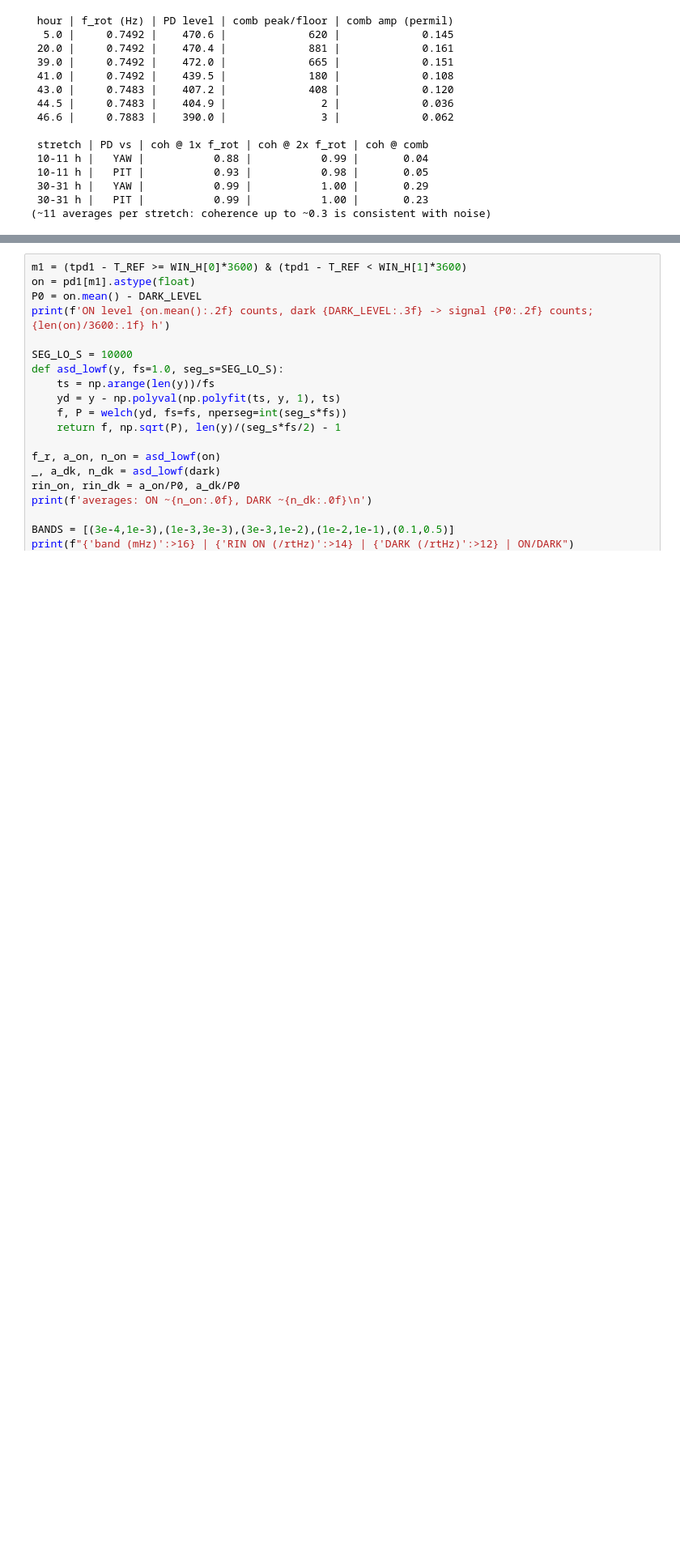
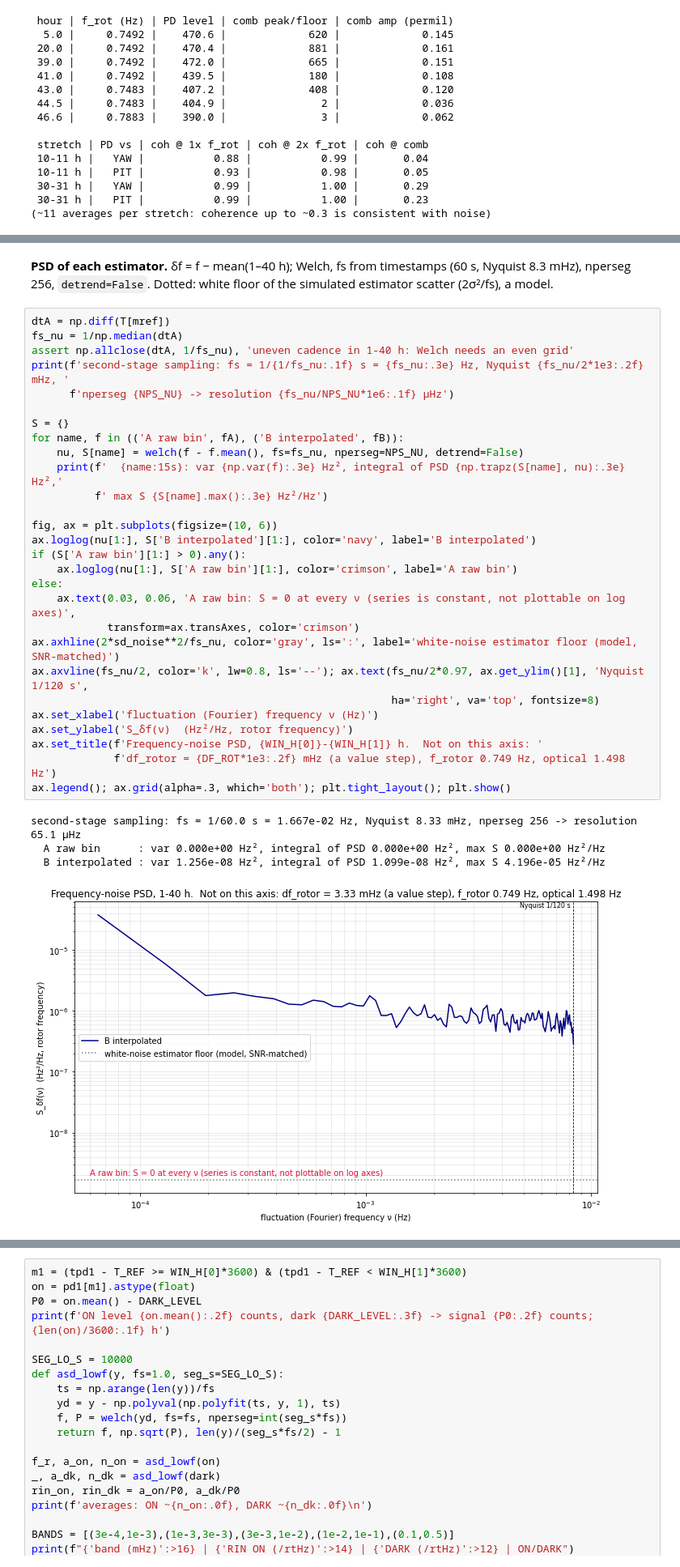
Before and after one commit to Moore-Lab/Decay-Sail, a Jupyter notebook: analysis/noise_budget_20260911.ipynb, the cells around one changed output, grey strips where cells are left out. Shown at 81% size. Drawn from its saved outputs; the diff is of its cells as text; blank space fills up the shorter version.

```diff
--- a/analysis/noise_budget_20260911.ipynb
+++ b/analysis/noise_budget_20260911.ipynb
@@ -452,0 +485,36 @@ I systematic: with I = 1.7e-11 every torque/force number is x0.904.
+# %% [markdown]
+**PSD of each estimator.** δf = f − mean(1–40 h); Welch, fs from timestamps (60 s, Nyquist 8.3 mHz),
+nperseg 256, `detrend=False`. Dotted: white floor of the simulated estimator scatter (2σ²/fs), a model.
+# %%
+dtA = np.diff(T[mref])
+fs_nu = 1/np.median(dtA)
+assert np.allclose(dtA, 1/fs_nu), 'uneven cadence in 1-40 h: Welch needs an even grid'
+print(f'second-stage sampling: fs = 1/{1/fs_nu:.1f} s = {fs_nu:.3e} Hz, Nyquist {fs_nu/2*1e3:.2f} mHz, '
+      f'nperseg {NPS_NU} -> resolution {fs_nu/NPS_NU*1e6:.1f} µHz')
+
+S = {}
+for name, f in (('A raw bin', fA), ('B interpolated', fB)):
+    nu, S[name] = welch(f - f.mean(), fs=fs_nu, nperseg=NPS_NU, detrend=False)
+    print(f'  {name:15s}: var {np.var(f):.3e} Hz², integral of PSD {np.trapz(S[name], nu):.3e} Hz²,'
+          f' max S {S[name].max():.3e} Hz²/Hz')
+
+fig, ax = plt.subplots(figsize=(10, 6))
+ax.loglog(nu[1:], S['B interpolated'][1:], color='navy', label='B interpolated')
+if (S['A raw bin'][1:] > 0).any():
+    ax.loglog(nu[1:], S['A raw bin'][1:], color='crimson', label='A raw bin')
+else:
+    ax.text(0.03, 0.06, 'A raw bin: S = 0 at every ν (series is constant, not plottable on log axes)',
+            transform=ax.transAxes, color='crimson')
+ax.axhline(2*sd_noise**2/fs_nu, color='gray', ls=':', label='white-noise estimator floor (model, SNR-matched)')
+ax.axvline(fs_nu/2, color='k', lw=0.8, ls='--'); ax.text(fs_nu/2*0.97, ax.get_ylim()[1], 'Nyquist 1/120 s',
+                                                         ha='right', va='top', fontsize=8)
+ax.set_xlabel('fluctuation (Fourier) frequency ν (Hz)')
+ax.set_ylabel('S_δf(ν)  (Hz²/Hz, rotor frequency)')
+ax.set_title(f'Frequency-noise PSD, {WIN_H[0]}-{WIN_H[1]} h.  Not on this axis: '
+             f'df_rotor = {DF_ROT*1e3:.2f} mHz (a value step), f_rotor 0.749 Hz, optical 1.498 Hz')
+ax.legend(); ax.grid(alpha=.3, which='both'); plt.tight_layout(); plt.show()
+# %% [output]
+second-stage sampling: fs = 1/60.0 s = 1.667e-02 Hz, Nyquist 8.33 mHz, nperseg 256 -> resolution 65.1 µHz
+  A raw bin      : var 0.000e+00 Hz², integral of PSD 0.000e+00 Hz², max S 0.000e+00 Hz²/Hz
+  B interpolated : var 1.256e-08 Hz², integral of PSD 1.099e-08 Hz², max S 4.196e-05 Hz²/Hz
+[figure, added]
```
Also changed, not shown: parts of 48 cells of this notebook.
